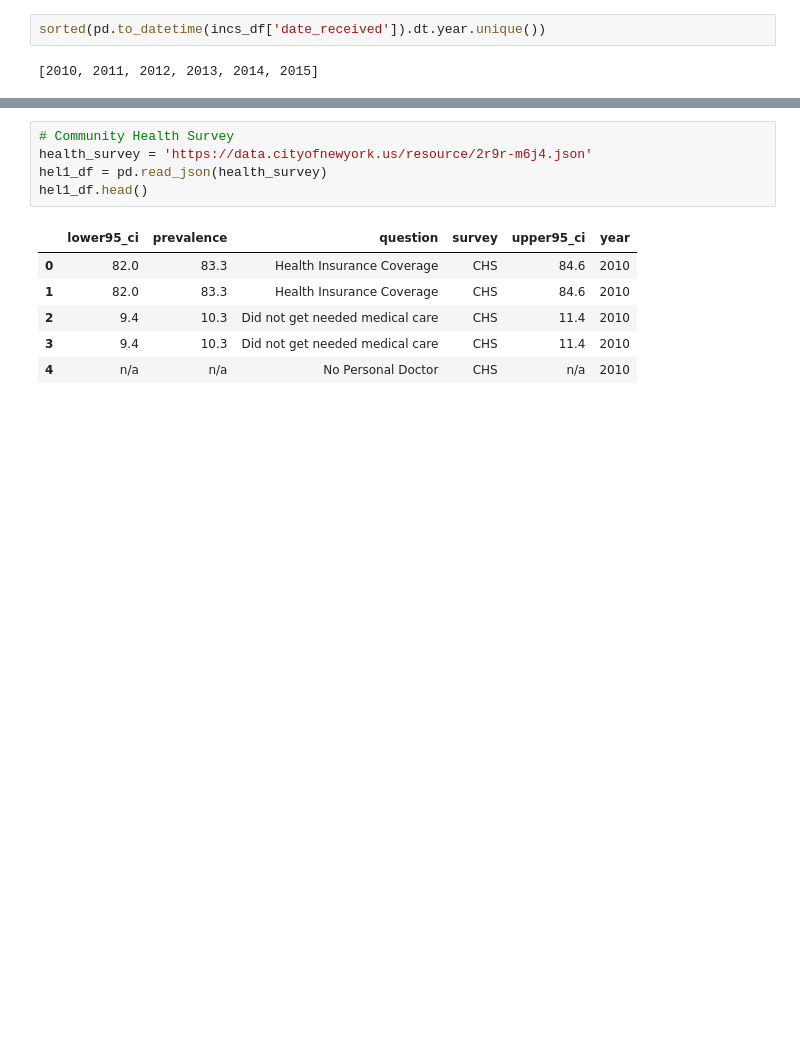
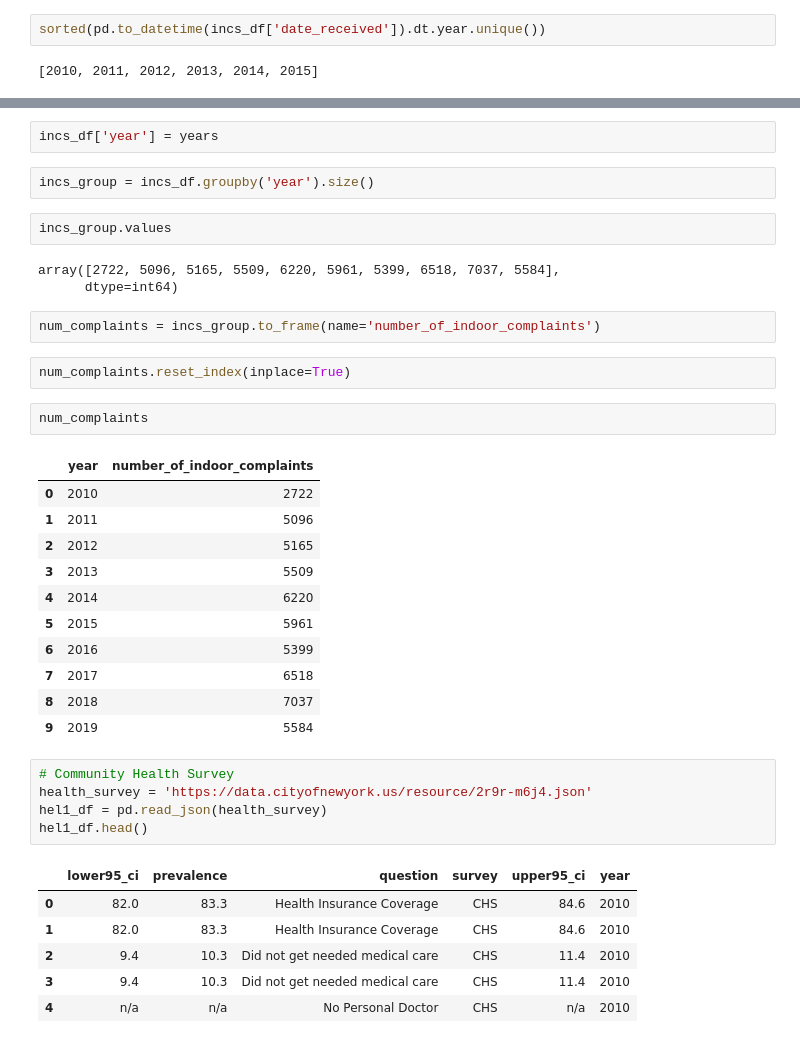
Before and after one commit to cww5/data_discovery_project, a Jupyter notebook: Untitled.ipynb, the cells around one changed output, grey strips where cells are left out. Drawn from its saved outputs; the diff is of its cells as text; blank space fills up the shorter version.

```diff
--- a/Untitled.ipynb
+++ b/Untitled.ipynb
@@ -545,3 +570,30 @@ sorted(pd.to_datetime(incs_df['date_received']).dt.year.unique())
+# %%
+incs_df['year'] = years
+# %%
+incs_group = incs_df.groupby('year').size()
+# %%
+incs_group.values
+# %% [output]
+array([2722, 5096, 5165, 5509, 6220, 5961, 5399, 6518, 7037, 5584],
+      dtype=int64)
+# %%
+num_complaints = incs_group.to_frame(name='number_of_indoor_complaints')
+# %%
+num_complaints.reset_index(inplace=True)
+# %%
+num_complaints
+# %% [output]
+|  | year | number_of_indoor_complaints |
+| 0 | 2010 | 2722 |
+| 1 | 2011 | 5096 |
+| 2 | 2012 | 5165 |
+| 3 | 2013 | 5509 |
+| 4 | 2014 | 6220 |
+| 5 | 2015 | 5961 |
+| 6 | 2016 | 5399 |
+| 7 | 2017 | 6518 |
+| 8 | 2018 | 7037 |
+| 9 | 2019 | 5584 |
 # %%
 # Community Health Survey
 health_survey = 'https://data.cityofnewyork.us/resource/2r9r-m6j4.json'
```
Also changed, not shown: parts of 4 cells of this notebook.
